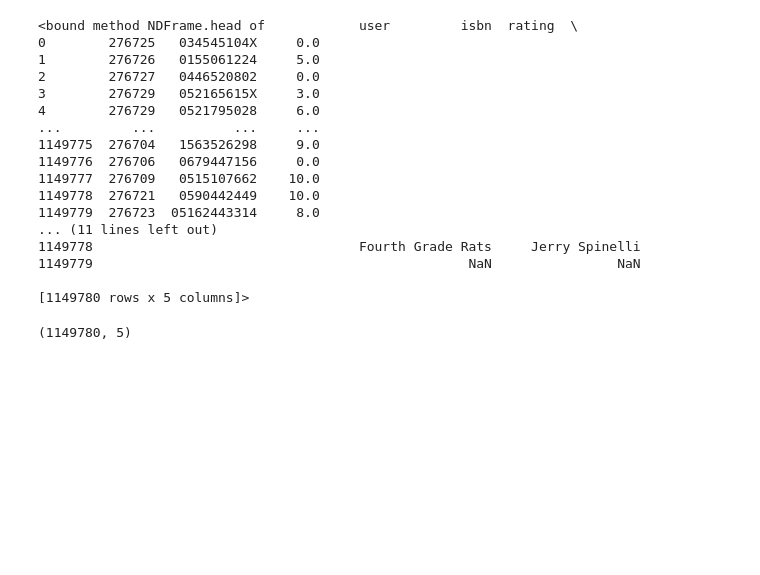
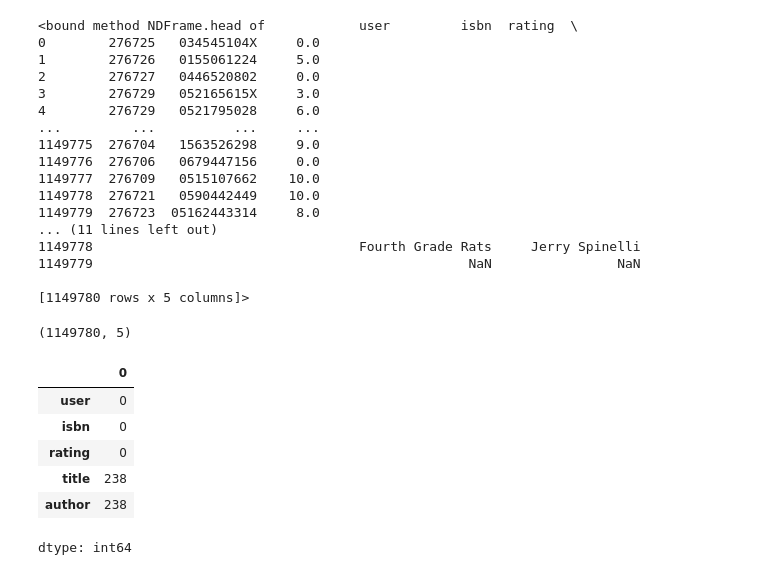
Before and after one commit to danielpiano17/boilerplate-arithmetic-formatter, a Jupyter notebook: fcc_book_recommendation_knn.ipynb, the cells around one changed output. Saved outputs shown, nothing was run; the diff lists cells and outputs as text; code cells hidden in the pictures; blank space fills up the shorter version.

```diff
--- a/fcc_book_recommendation_knn.ipynb
+++ b/fcc_book_recommendation_knn.ipynb
@@ -93,0 +94,10 @@ def get_recommends(book = ""):
+# %%
+df.isna().sum()
+# %% [output]
+|  | 0 |
+| user | 0 |
+| isbn | 0 |
+| rating | 0 |
+| title | 238 |
+| author | 238 |
+dtype: int64
```
Also changed, not shown: parts of 12 cells of this notebook.
